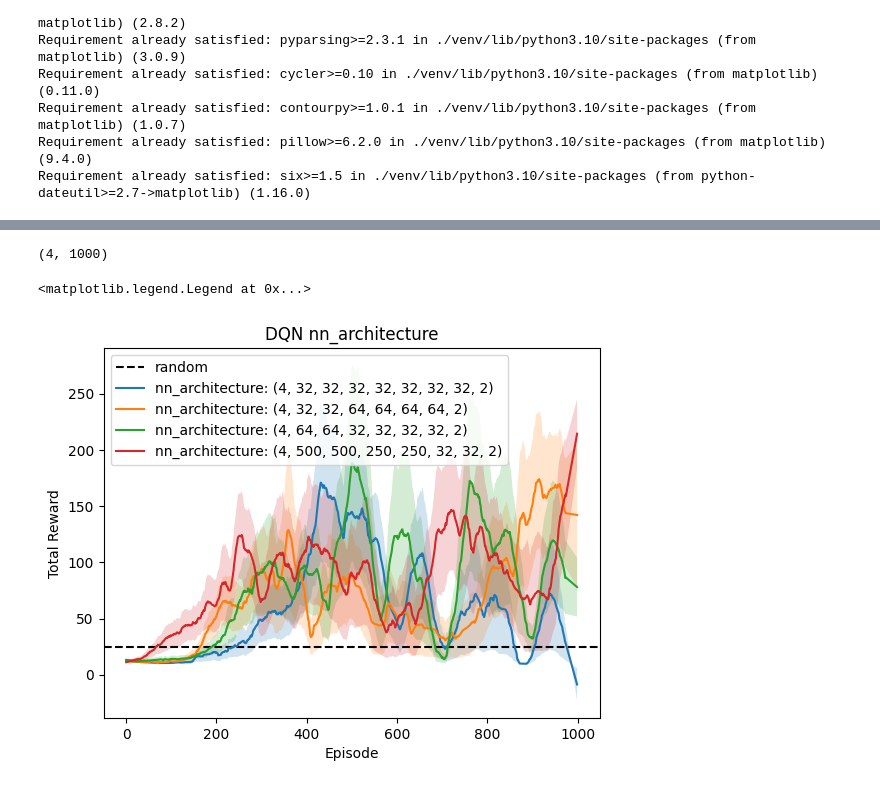
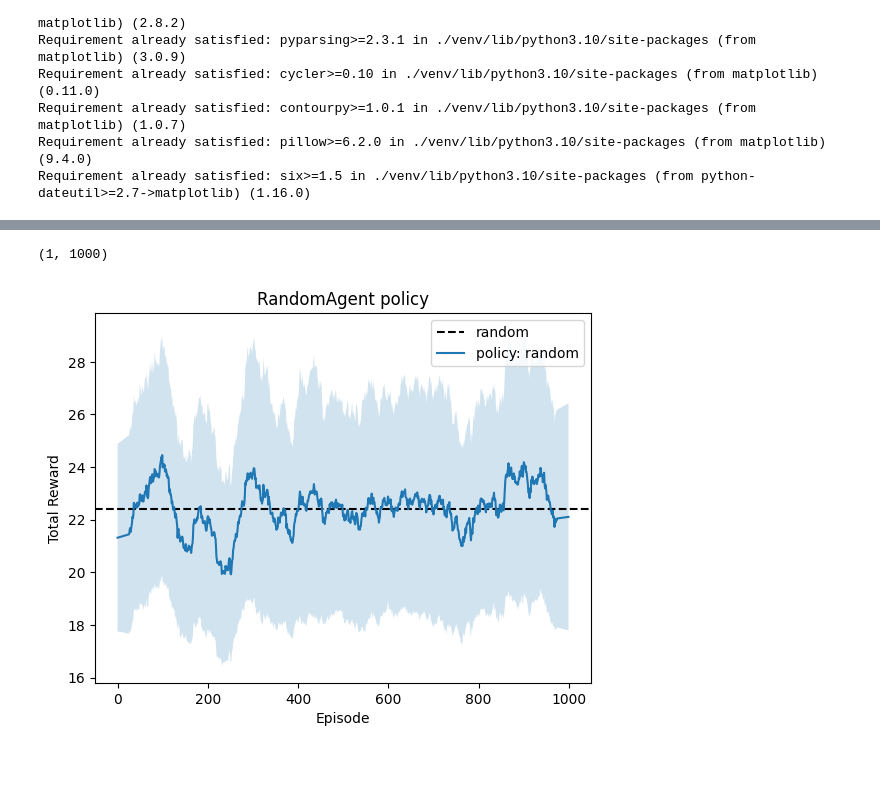
Before and after one commit to tomanci/RL_A2, a Jupyter notebook: plotting.ipynb, the cells around one changed output, grey strips where cells are left out. Cells and saved outputs as stored; diff of their text form; code cells hidden in the pictures.

Commit message:
Random Policy

```diff
--- a/plotting.ipynb
+++ b/plotting.ipynb
@@ -22,4 +22,9 @@ from operator import attrgetter
 from scipy.signal import savgol_filter
 
 from config import load_from_yaml, Config
+# %%
+method = "RandomAgent"
+# hyperparameter = "learning_rate"
+# hyperparameter = "epsilon.initial"
+hyperparameter = "policy"
 # %%
@@ -74,23 +64,26 @@ std_data = savgol_filter(np.std(data, axis=1) / np.sqrt(data.shape[1]), window_l
 
 std_data.shape
 # %% [output]
-(4, 1000)
+(1, 1000)
 # %%
-random_agent = 25
+random_agent = np.average(data)
 
 fig,ax = plt.subplots()
 ax.set_title(f"{method} {hyperparameter}")
 ax.set_xlabel('Episode')
 ax.set_ylabel('Total Reward')
 ax.axhline(random_agent,ls='--',c='k',label="random")
 
 
 
 for i,v in enumerate(hyperparameter_values):
     ax.plot(avg_data[i], label=f"{hyperparameter}: {v}")
     ax.fill_between(range(data.shape[2]), avg_data[i]-std_data[i], avg_data[i]+std_data[i], alpha=0.2)
 
 ax.legend()
+
+fig_path=f"assets/figs/{method}/{hyperparameter}.png"
+Path(fig_path).parent.mkdir(parents=True, exist_ok=True)
+fig.savefig(fig_path,dpi=300)
 # %% [output]
-<matplotlib.legend.Legend at 0x...>
-[figure, old version]
+[figure, new version]
```
Also changed, not shown: parts of 2 cells of this notebook, 5 other files.
